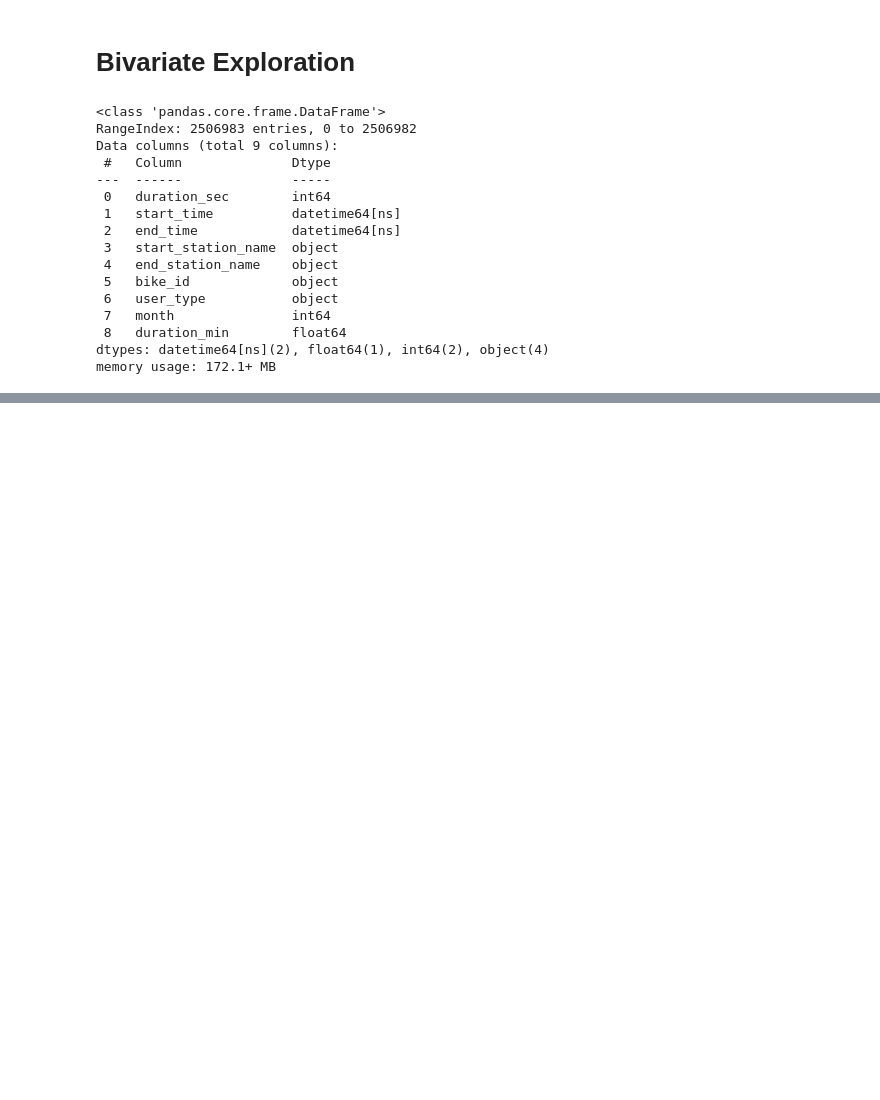
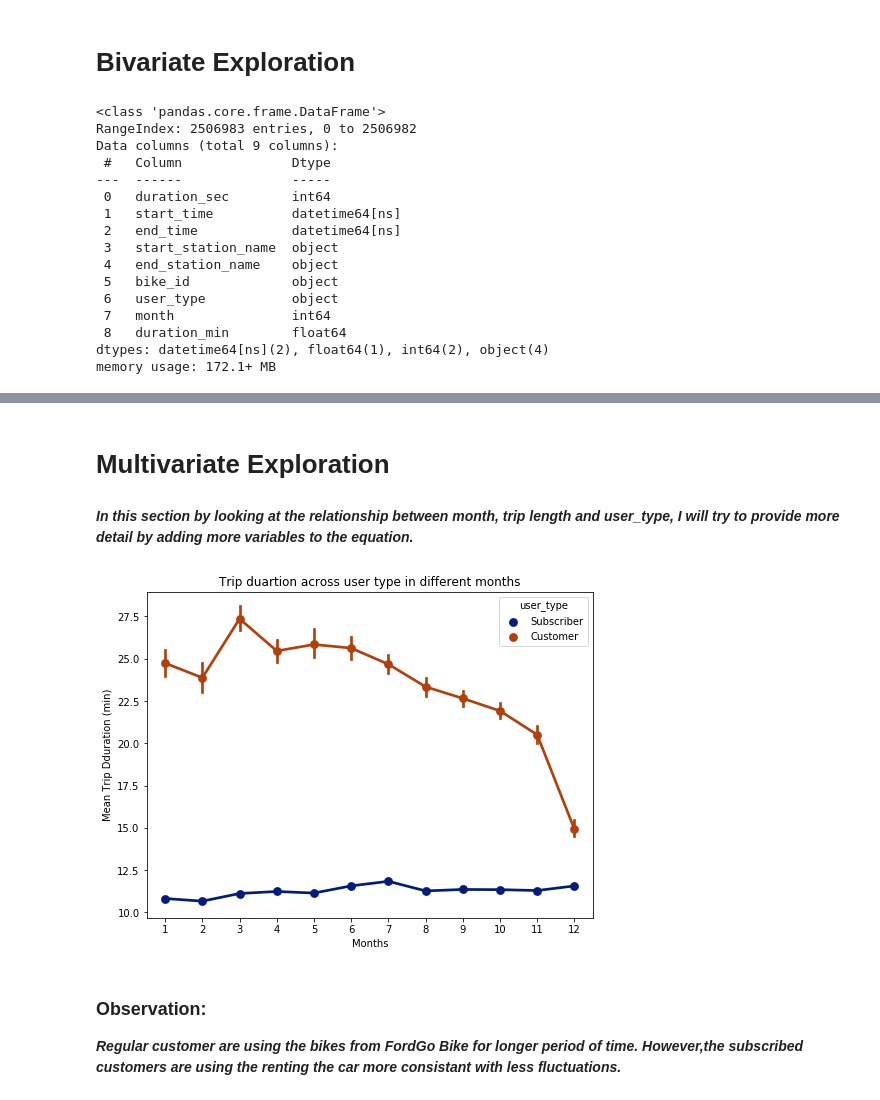
Before and after one commit to khatirinejad/Udacity-Data-Visualization, a Jupyter notebook: Udacity_Data_Visualization.ipynb, the cells around one changed output, grey strips where cells are left out. Saved outputs shown, nothing was run; the diff lists cells and outputs as text; code cells hidden in the pictures; blank space fills up the shorter version.

Commit message:
Analysing Multivariable Data

```diff
--- a/Udacity_Data_Visualization.ipynb
+++ b/Udacity_Data_Visualization.ipynb
@@ -343,0 +326,16 @@ Text(0, 0.5, 'Number of Trips')
+# %% [markdown]
+# Multivariate Exploration
+# %% [markdown]
+***In this section by looking at the relationship between month, trip length and user_type, I will try to provide more detail by adding more variables to the equation.***
+# %%
+fig = plt.figure(figsize = [8,6])
+sb.pointplot(data = df_bike_clean, x = 'month', y = 'duration_min', hue = 'user_type', palette = 'dark')
+plt.title('Trip duartion across user type in different months')
+plt.ylabel('Mean Trip Dduration (min)')
+plt.xlabel('Months')
+plt.show();
+# %% [output]
+[figure, added]
+# %% [markdown]
+### Observation:
+***Regular customer are using the bikes from FordGo Bike for longer period of time. However,the subscribed customers are using the renting the car more consistant with less fluctuations.***
```
Also changed, not shown: parts of 9 cells of this notebook.
